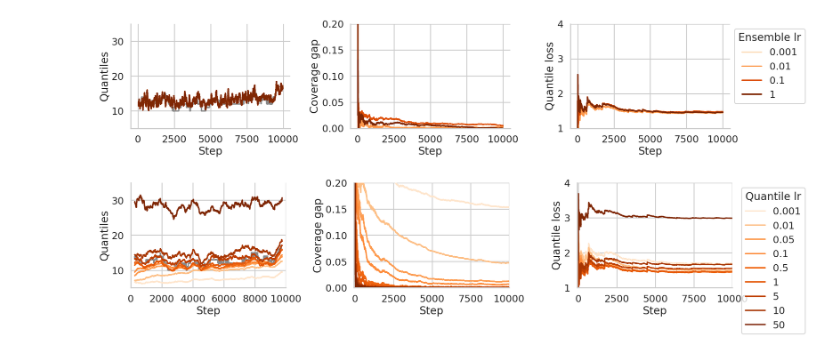
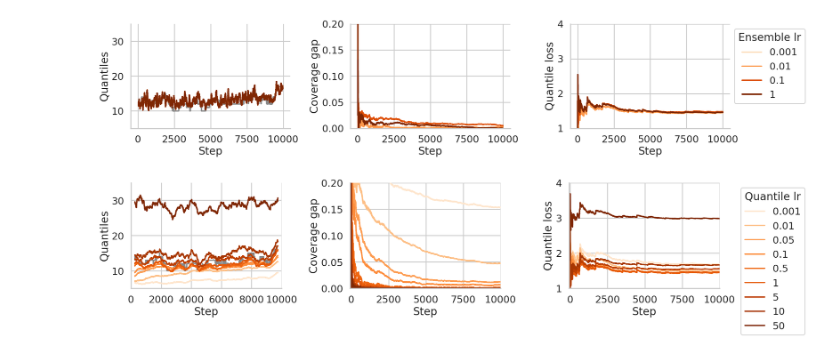
Before and after one commit to aangelopoulos/gradient-equilibrium, a Jupyter notebook: mimic_stay/quantile_ensembling.ipynb, the cells around one changed output. Cells and saved outputs as stored; diff of their text form; code cells hidden in the pictures.

```diff
--- a/mimic_stay/quantile_ensembling.ipynb
+++ b/mimic_stay/quantile_ensembling.ipynb
@@ -261,35 +258,35 @@ for quantile_lr in quantile_lrs:
         (df[(df.ensemble_lr == ensemble_lrs[-1]) & ((df.lr == quantile_lr))]['quantile_covered'].expanding().mean() - (1-alpha)).abs(),
         label=quantile_lr,
         color=hues[quantile_lr]
     )
 
 axs[1].set_ylabel("Coverage gap")
 axs[1].set_xlabel("Step")
 axs[1].set_ylim([0, 0.2])
 
 # Right plot: Loss
 for quantile_lr in quantile_lrs:
     axs[2].plot(
         df[(df.ensemble_lr == ensemble_lrs[-1]) & (df.lr == quantile_lr)].step,
         df[(df.ensemble_lr == ensemble_lrs[-1]) & (df.lr == quantile_lr)]['quantile_loss'].expanding().mean(),
         label=quantile_lr,
         color=hues[quantile_lr]
     )
 axs[2].set_ylabel("Quantile loss")
 axs[2].set_xlabel("Step")
-axs[2].legend(loc="upper right", bbox_to_anchor=(1.5,1), title='Quantile lr')
+axs[2].legend(loc="upper right", bbox_to_anchor=(1.6,1), title='Quantile lr')
 axs[2].set_ylim([1,4])
 
 axs[0].set_xlim([0,10000])
 axs[1].set_xlim([-75,10000])
 axs[2].set_xlim([-75,10000])
 
 plt.tight_layout()
 sns.despine(top=True, right=True)
 os.makedirs('./plots/quantile_ensembling', exist_ok=True)
 plt.savefig('./plots/quantile_ensembling/quantile-series.pdf', bbox_inches='tight')
 # %% [output]
-[figure, old version]
+[figure, new version]
 # %%
 # Set styling
 sns.set_style("whitegrid")
```
Also changed, not shown: parts of 3 cells of this notebook, 6 other files.
